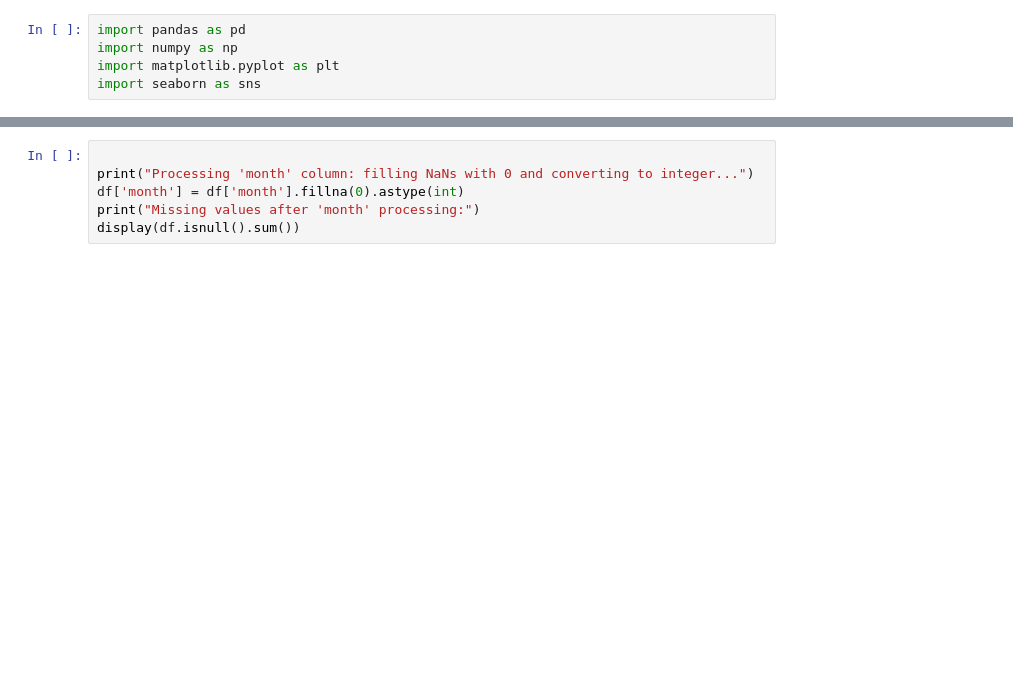
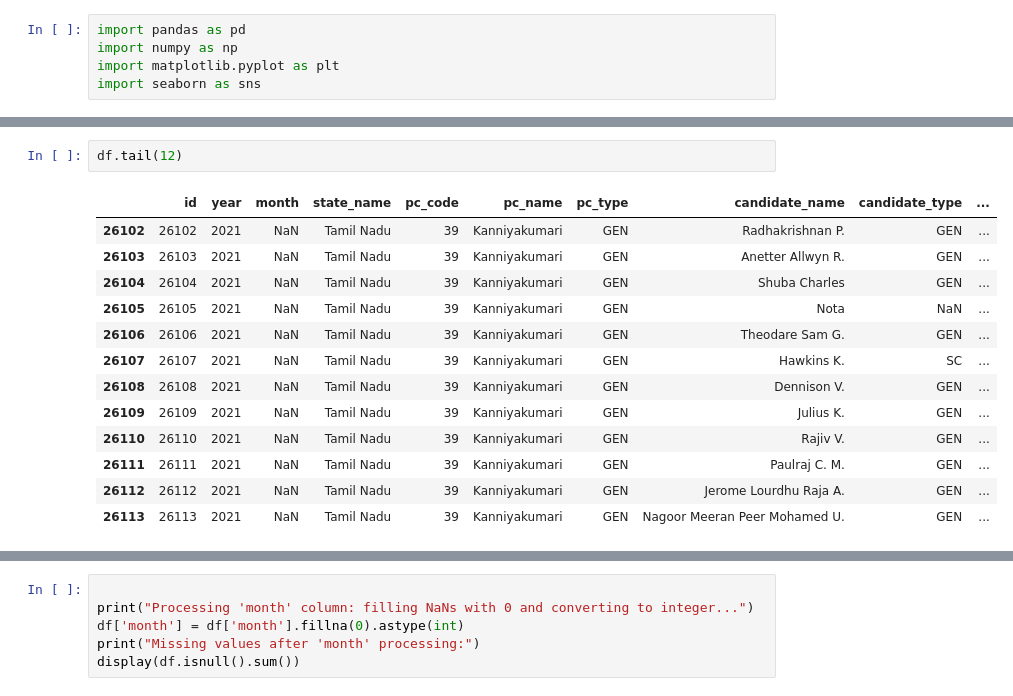
Before and after one commit to nandhuboban/python-project, a Jupyter notebook: final_project_new.ipynb, the cells around one changed output, grey strips where cells are left out. Cells and saved outputs as stored; diff of their text form; blank space fills up the shorter version.

```diff
--- a/final_project_new.ipynb
+++ b/final_project_new.ipynb
@@ -29,0 +46,16 @@ display(df.head())
+# %%
+df.tail(12)
+# %% [output]
+|  | id | year | month | state_name | pc_code | pc_name | pc_type | candidate_name | candidate_type | ... |
+| 26102 | 26102 | 2021 | NaN | Tamil Nadu | 39 | Kanniyakumari | GEN | Radhakrishnan P. | GEN | ... |
+| 26103 | 26103 | 2021 | NaN | Tamil Nadu | 39 | Kanniyakumari | GEN | Anetter Allwyn R. | GEN | ... |
+| 26104 | 26104 | 2021 | NaN | Tamil Nadu | 39 | Kanniyakumari | GEN | Shuba Charles | GEN | ... |
+| 26105 | 26105 | 2021 | NaN | Tamil Nadu | 39 | Kanniyakumari | GEN | Nota | NaN | ... |
+| 26106 | 26106 | 2021 | NaN | Tamil Nadu | 39 | Kanniyakumari | GEN | Theodare Sam G. | GEN | ... |
+| 26107 | 26107 | 2021 | NaN | Tamil Nadu | 39 | Kanniyakumari | GEN | Hawkins K. | SC | ... |
+| 26108 | 26108 | 2021 | NaN | Tamil Nadu | 39 | Kanniyakumari | GEN | Dennison V. | GEN | ... |
+| 26109 | 26109 | 2021 | NaN | Tamil Nadu | 39 | Kanniyakumari | GEN | Julius K. | GEN | ... |
+| 26110 | 26110 | 2021 | NaN | Tamil Nadu | 39 | Kanniyakumari | GEN | Rajiv V. | GEN | ... |
+| 26111 | 26111 | 2021 | NaN | Tamil Nadu | 39 | Kanniyakumari | GEN | Paulraj C. M. | GEN | ... |
+| 26112 | 26112 | 2021 | NaN | Tamil Nadu | 39 | Kanniyakumari | GEN | Jerome Lourdhu Raja A. | GEN | ... |
+| 26113 | 26113 | 2021 | NaN | Tamil Nadu | 39 | Kanniyakumari | GEN | Nagoor Meeran Peer Mohamed U. | GEN | ... |
```
Also changed, not shown: parts of 11 cells of this notebook.
